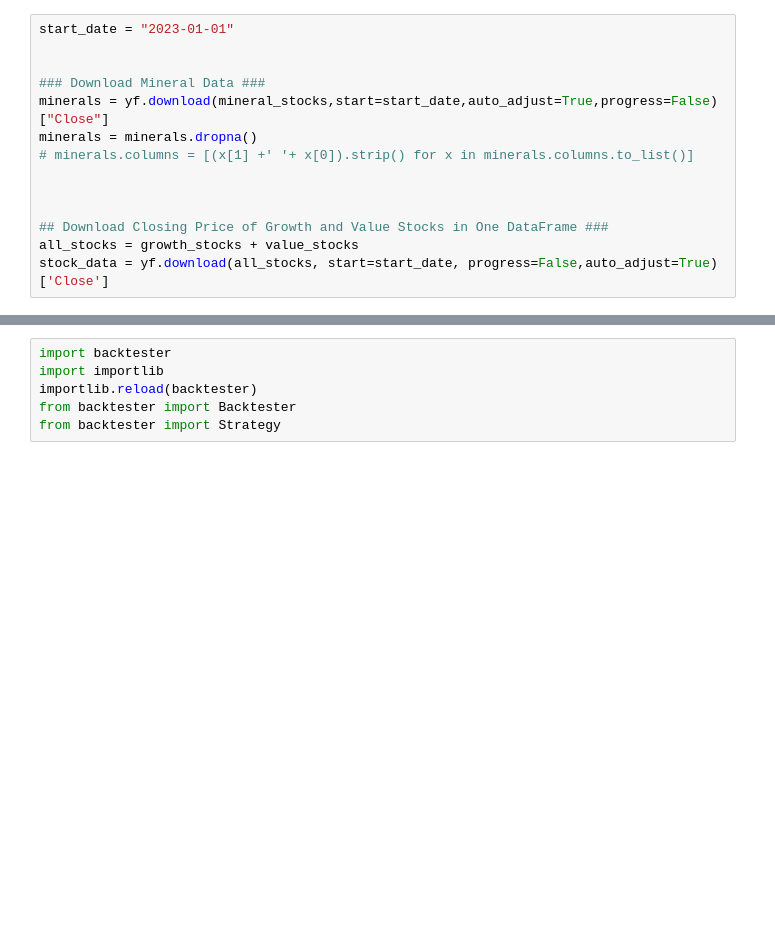
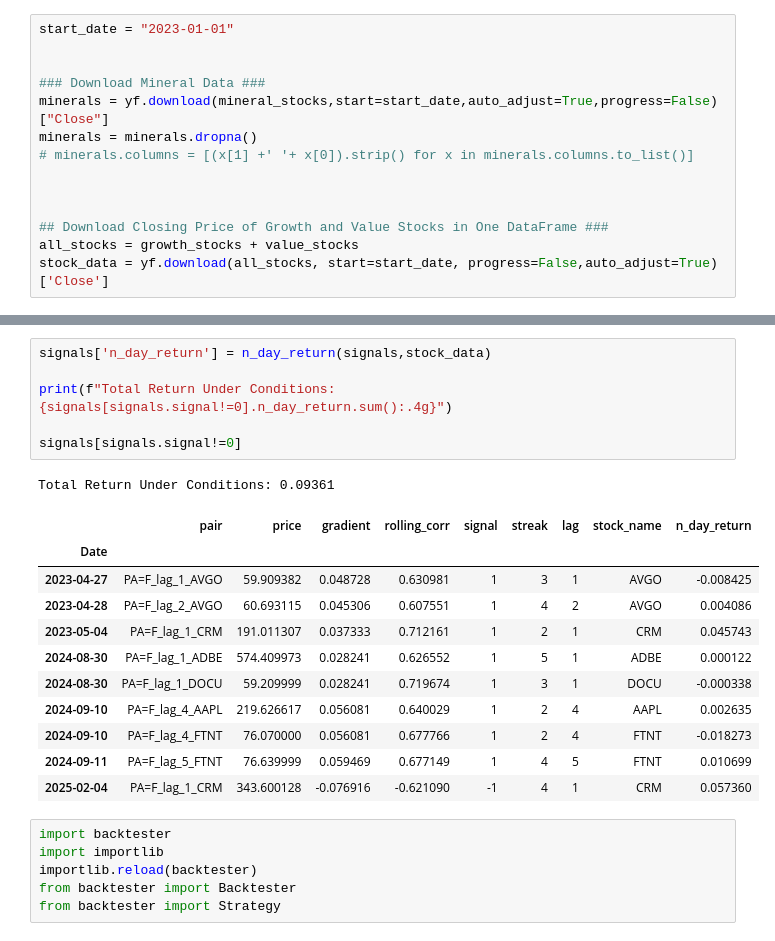
Before and after one commit to GeronimoBWalker/commodity, a Jupyter notebook: Backtest/signals.ipynb, the cells around one changed output, grey strips where cells are left out. Drawn from its saved outputs; the diff is of its cells as text; blank space fills up the shorter version.

```diff
--- a/Backtest/signals.ipynb
+++ b/Backtest/signals.ipynb
@@ -438,3 +312,22 @@ active_signals
+# %%
+signals['n_day_return'] = n_day_return(signals,stock_data)
+
+print(f"Total Return Under Conditions: {signals[signals.signal!=0].n_day_return.sum():.4g}")
+
+signals[signals.signal!=0]
+# %% [output]
+Total Return Under Conditions: 0.09361
+|  | pair | price | gradient | rolling_corr | signal | streak | lag | stock_name | n_day_return |
+| Date |  |  |  |  |  |  |  |  |  |
+| 2023-04-27 | PA=F_lag_1_AVGO | 59.909382 | 0.048728 | 0.630981 | 1 | 3 | 1 | AVGO | -0.008425 |
+| 2023-04-28 | PA=F_lag_2_AVGO | 60.693115 | 0.045306 | 0.607551 | 1 | 4 | 2 | AVGO | 0.004086 |
+| 2023-05-04 | PA=F_lag_1_CRM | 191.011307 | 0.037333 | 0.712161 | 1 | 2 | 1 | CRM | 0.045743 |
+| 2024-08-30 | PA=F_lag_1_ADBE | 574.409973 | 0.028241 | 0.626552 | 1 | 5 | 1 | ADBE | 0.000122 |
+| 2024-08-30 | PA=F_lag_1_DOCU | 59.209999 | 0.028241 | 0.719674 | 1 | 3 | 1 | DOCU | -0.000338 |
+| 2024-09-10 | PA=F_lag_4_AAPL | 219.626617 | 0.056081 | 0.640029 | 1 | 2 | 4 | AAPL | 0.002635 |
+| 2024-09-10 | PA=F_lag_4_FTNT | 76.070000 | 0.056081 | 0.677766 | 1 | 2 | 4 | FTNT | -0.018273 |
+| 2024-09-11 | PA=F_lag_5_FTNT | 76.639999 | 0.059469 | 0.677149 | 1 | 4 | 5 | FTNT | 0.010699 |
+| 2025-02-04 | PA=F_lag_1_CRM | 343.600128 | -0.076916 | -0.621090 | -1 | 4 | 1 | CRM | 0.057360 |
 # %%
 import backtester
 import importlib
```
Also changed, not shown: parts of 26 cells of this notebook.
